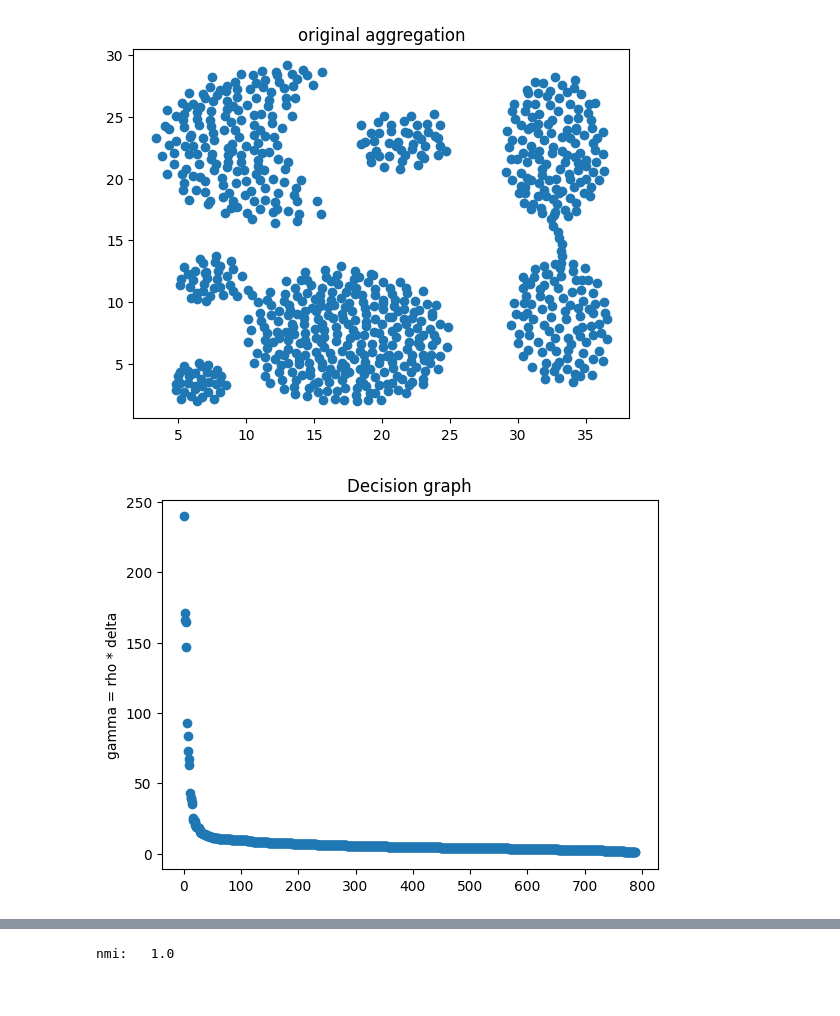
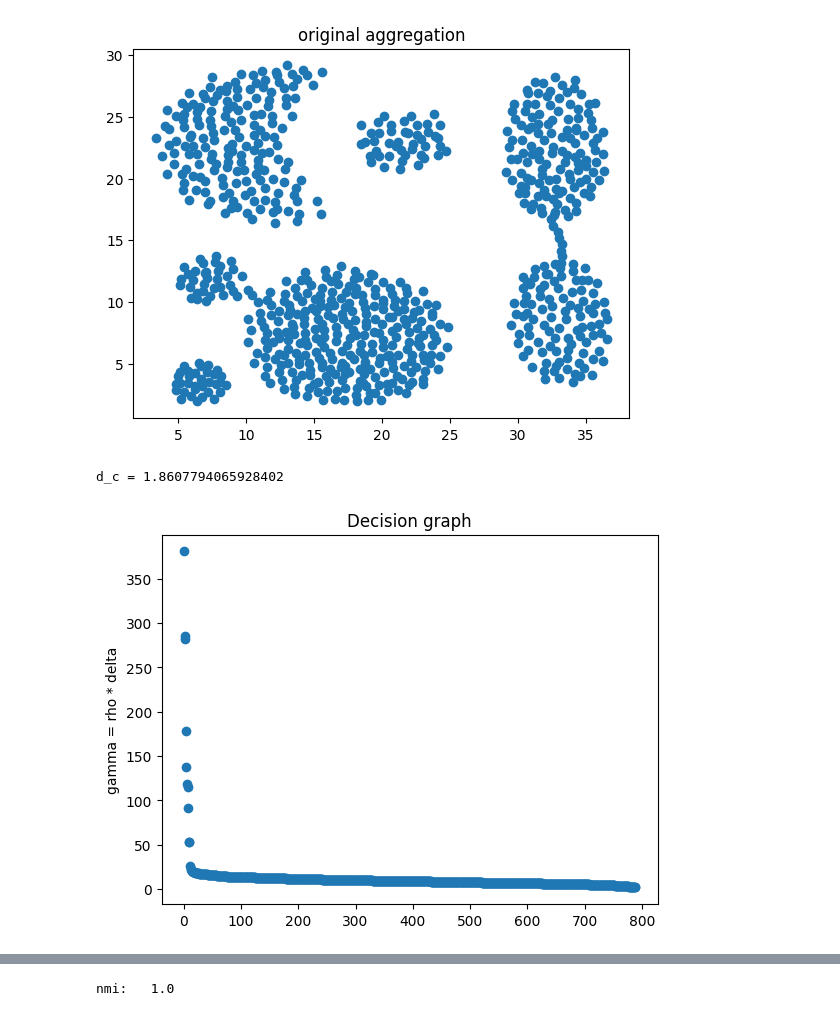
Before and after one commit to thaimeuu/Research-Contest-3-2024, a Jupyter notebook: code availability/HIAC-main/DPC.ipynb, the cells around one changed output, grey strips where cells are left out. Saved outputs shown, nothing was run; the diff lists cells and outputs as text; code cells hidden in the pictures.

```diff
--- a/code availability/HIAC-main/DPC.ipynb
+++ b/code availability/HIAC-main/DPC.ipynb
@@ -23,9 +23,10 @@ plt.show()
 # %% [output]
 [figure]
 # %%
-cl = DPC(data=dataset, k=7, ratio=1)
+cl = DPC(data=dataset, k=7, ratio=2, kernel="gaussian")
 # %% [output]
+d_c = 1.8607794065928402
-[figure, old version]
+[figure, new version]
 # %%
 print(f"cl.shape: {cl.shape}")
 print(f"cl overview: {np.unique(cl, return_counts=True)}")
```
Also changed, not shown: parts of 2 cells of this notebook.
